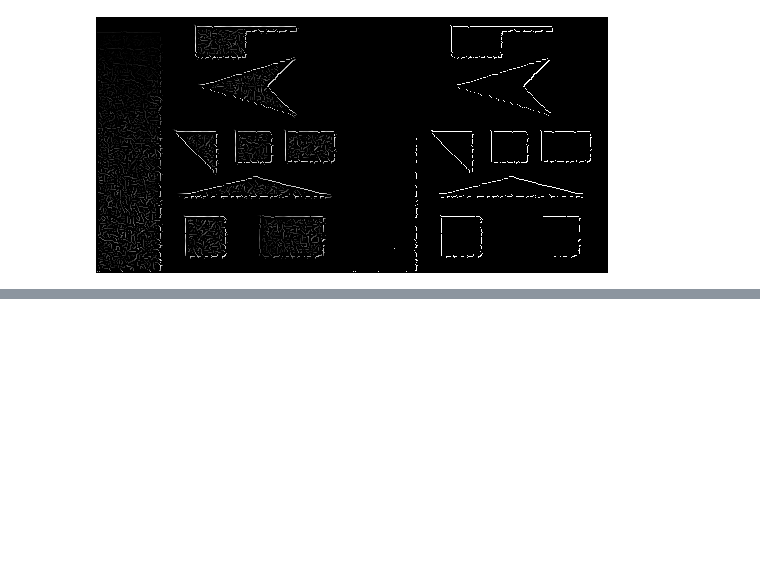
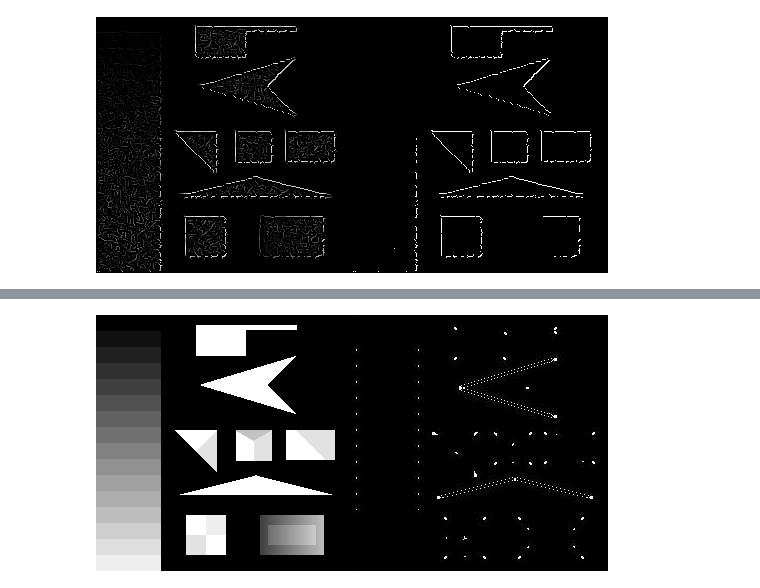
Before and after one commit to munshkr/vc-2018-2c, a Jupyter notebook: practicas/P4_Bordes_y_Esquinas.ipynb, the cells around one changed output, grey strips where cells are left out. Drawn from its saved outputs; the diff is of its cells as text; code cells hidden in the pictures; blank space fills up the shorter version.

```diff
--- a/practicas/P4_Bordes_y_Esquinas.ipynb
+++ b/practicas/P4_Bordes_y_Esquinas.ipynb
@@ -490,0 +572,6 @@ cmd = python3 hyst.py /tmp/in.txt /tmp/out.png /tmp/orient.txt 15 50
+# %%
+test = imread("img/test.png");
+testHarris = imread("img/testHarris.jpg");
+imshow([test, testHarris]);
+# %% [output]
+[figure, added]
```
Also changed, not shown: parts of 26 cells of this notebook, 11 other files.
